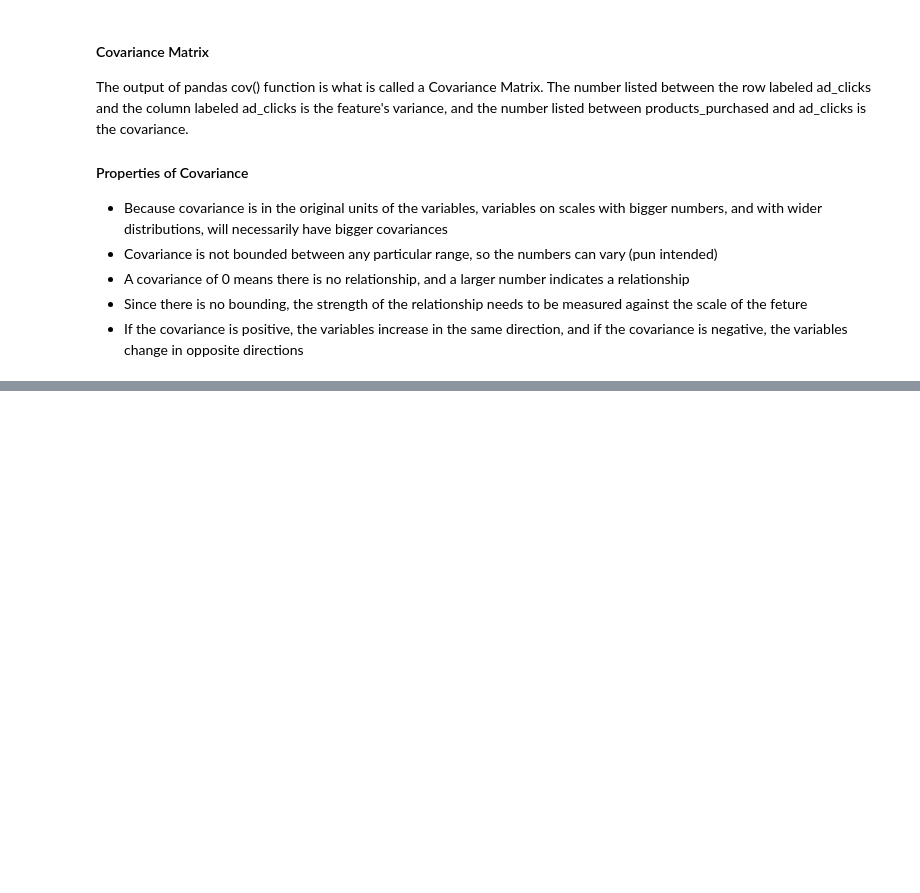
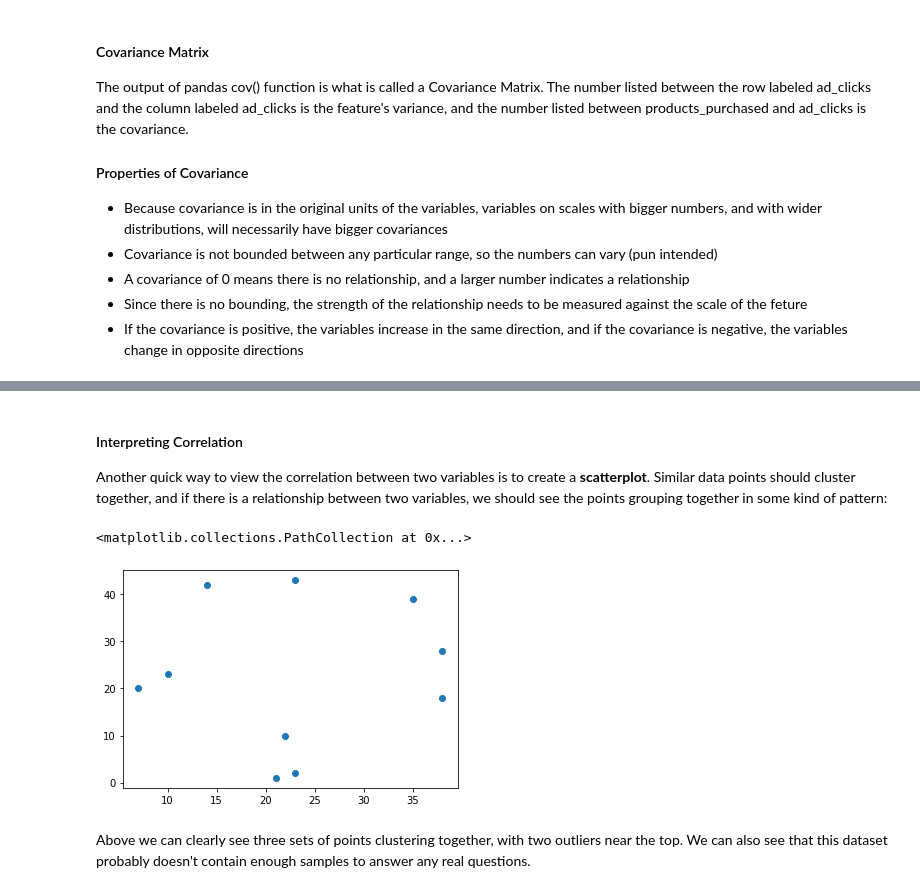
Before and after one commit to davideliason/DM4BA_Personal_Practice, a Jupyter notebook: Pandas_DataAnalysis.ipynb, the cells around one changed output, grey strips where cells are left out. Drawn from its saved outputs; the diff is of its cells as text; code cells hidden in the pictures; blank space fills up the shorter version.

```diff
--- a/Pandas_DataAnalysis.ipynb
+++ b/Pandas_DataAnalysis.ipynb
@@ -1826,0 +1880,14 @@ The output of pandas cov() function is what is called a Covariance Matrix. The n
+# %% [markdown]
+#### Interpreting Correlation
+
+Another quick way to view the correlation between two variables is to create a **scatterplot**. Similar data points should cluster together, and if there is a relationship between two variables, we should see the points grouping together in some kind of pattern:
+# %%
+import matplotlib.pyplot as plt
+%matplotlib inline
+
+plt.scatter(df.ad_clicks, df.products_purchased)
+# %% [output]
+<matplotlib.collections.PathCollection at 0x...>
+[figure, added]
+# %% [markdown]
+Above we can clearly see three sets of points clustering together, with two outliers near the top. We can also see that this dataset probably doesn't contain enough samples to answer any real questions.
```
Also changed, not shown: parts of 33 cells of this notebook.
